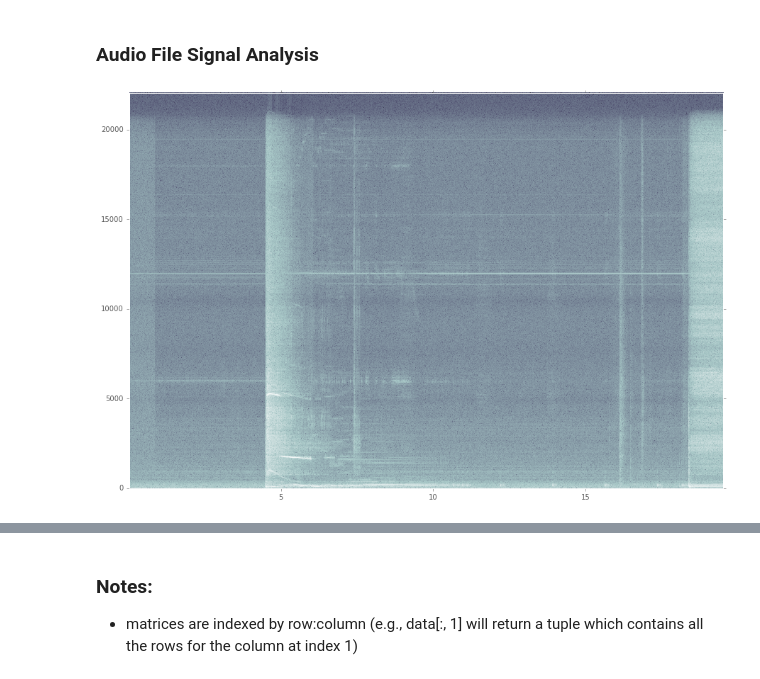
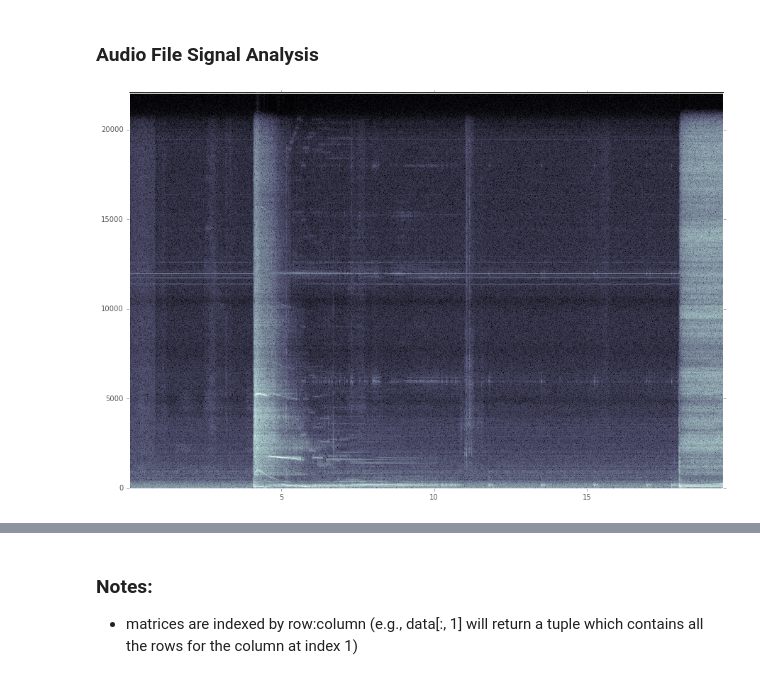
Before and after one commit to SMU-Ubicomp-Lab/OpenSpirometryAnalysis, a Jupyter notebook: AlgorithmDevelopment.ipynb, the cells around one changed output, grey strips where cells are left out. Drawn from its saved outputs; the diff is of its cells as text; code cells hidden in the pictures.

```diff
--- a/AlgorithmDevelopment.ipynb
+++ b/AlgorithmDevelopment.ipynb
@@ -192,30 +190,36 @@ ax.plot(data_time, max_array*sample_rate/fft_n)
 # Import data from an audio file, save sampling rate and raw data
 
 # sampling_rate, raw_data = wavfile.read("audio_curve_data/1459402052.121259.wav")
-# sampling_rate, data = wavfile.read("audio_curve_data/1459459269.076375.wav")
-sampling_rate, data = wavfile.read("audio_curve_data/1459460426.952584.wav")
+# sampling_rate, raw_data = wavfile.read("audio_curve_data/1459459269.076375.wav")
+# sampling_rate, raw_data = wavfile.read("audio_curve_data/1459460426.952584.wav")
+sampling_rate, raw_data = wavfile.read("audio_curve_data/1459401983.077413.wav")
+
+
+# Use 105.json but avoid YELLOW SIDE STACK
 # %%
 # Plot the raw spectrogram of the audio data
 f = plt.figure(figsize=(15,10))
 plt.style.use('ggplot')
 
 data, data_freq, data_time, _ = plt.specgram(raw_data, NFFT=fft_n, Fs=sampling_rate, noverlap=(fft_n-fft_shift) )
 # data_freq is a single column with the same number of rows as data where each row is a frequency (0 - fs/2)
 # data_time is an array of columns the same length as data where each index contains the time value at that column (0 - ~19)
+data[data==0] = 0.0001
+
 
 sampling_rate_columns = sampling_rate / fft_shift
 # Original sampling rate divided by overlap since there will be a new window every [fft_shift] points
 # https://db.tt/4lOSyLeO
 
 # Clear original figure
 f.clear()
 
 # Plot a customized figure
 ax = plt.subplot(1,1,1)
-ax.pcolorfast(data_time, data_freq, np.log(data), cmap=plt.cm.bone)
+ax.pcolorfast(data_time, data_freq, np.log(data+0.00001), cmap=plt.cm.bone)
 plt.grid()
 # %% [output]
-[figure, old version]
+[figure, new version]
 # %%
 f = plt.figure(figsize=(15,10))
 plt.style.use('ggplot')
```
Also changed, not shown: parts of 15 cells of this notebook.
